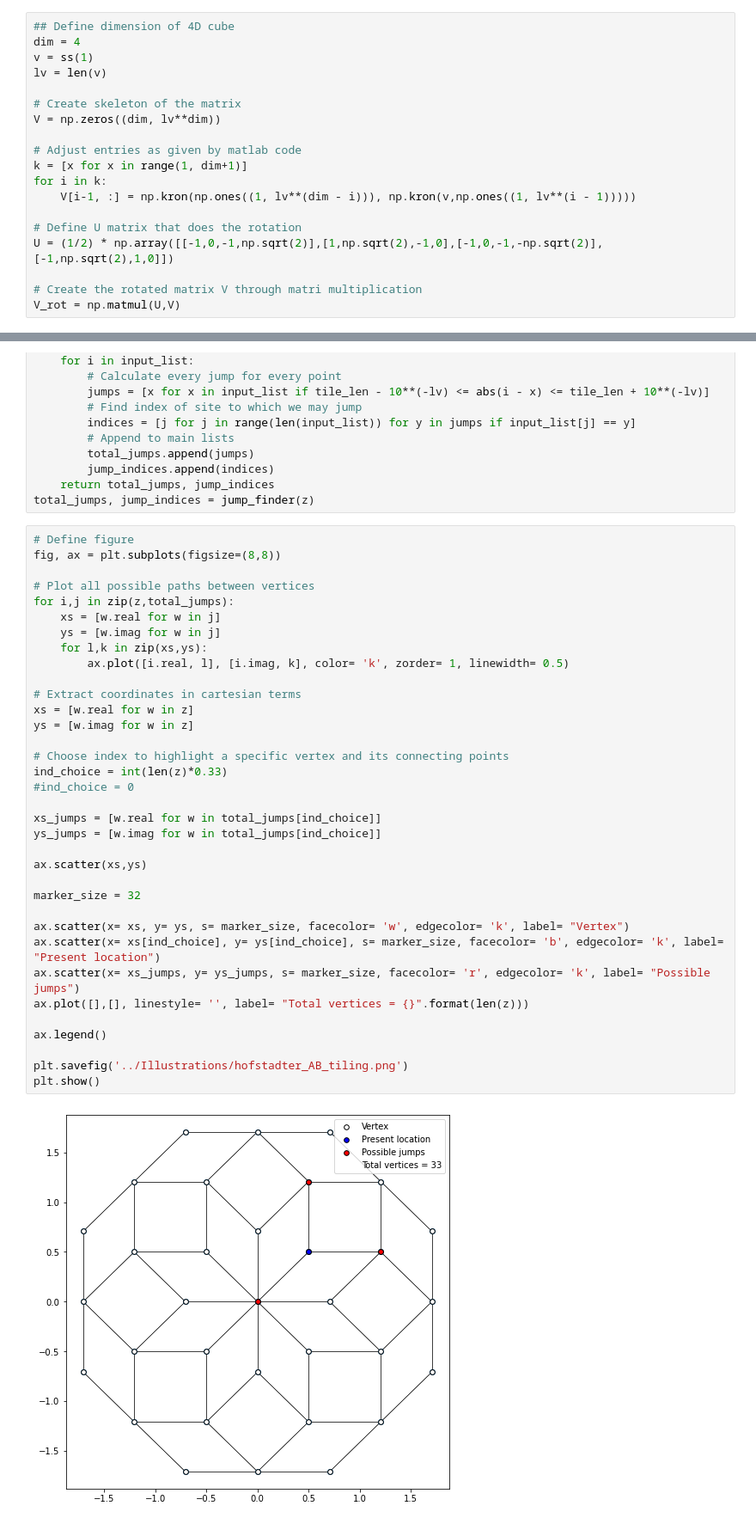
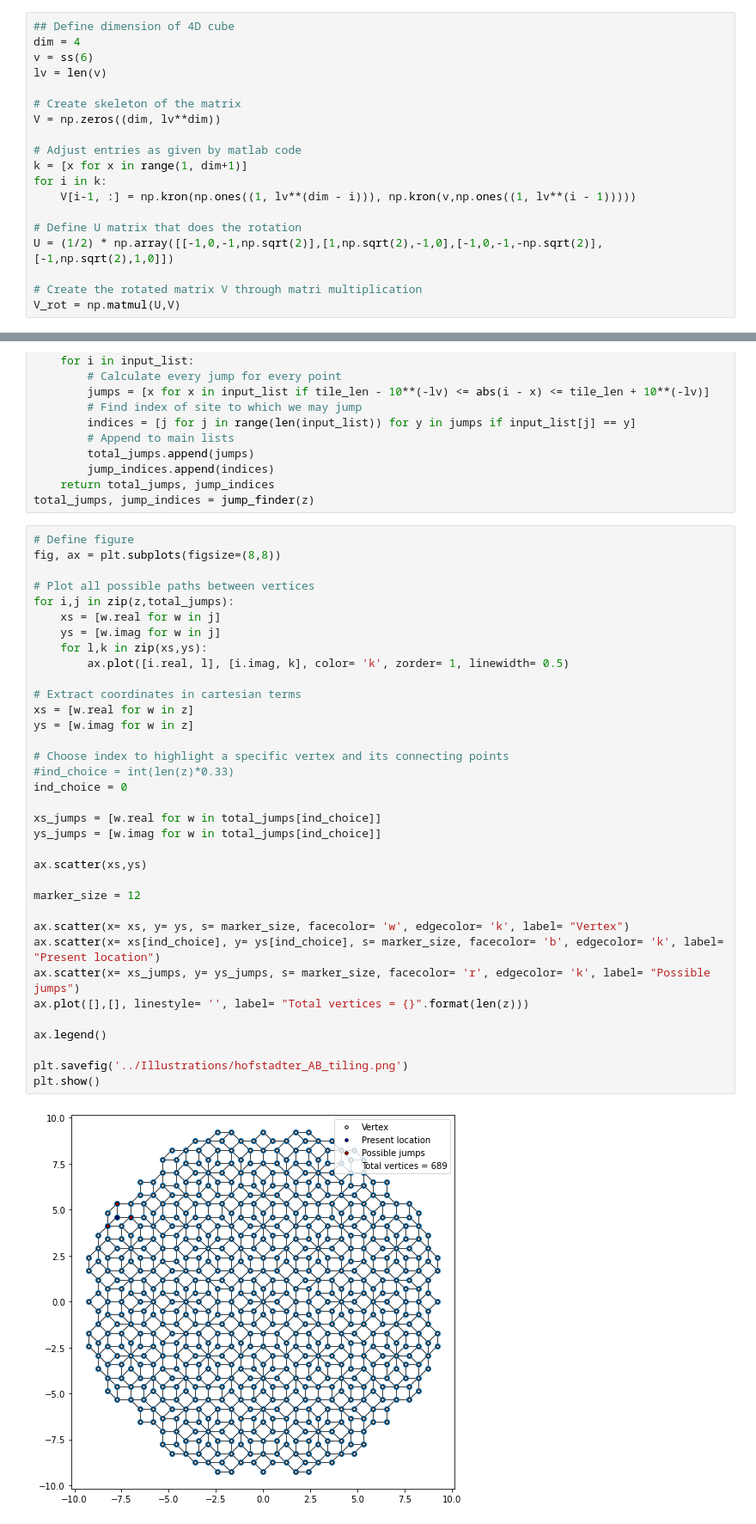
Before and after one commit to Kroghski/Bachelor, a Jupyter notebook: Bachelor_code/Ammann-Beenker_tiling.ipynb, the cells around one changed output, grey strips where cells are left out. Shown at 86% size. Drawn from its saved outputs; the diff is of its cells as text.

```diff
--- a/Bachelor_code/Ammann-Beenker_tiling.ipynb
+++ b/Bachelor_code/Ammann-Beenker_tiling.ipynb
@@ -12,7 +12,7 @@ def ss(n):
 # %%
 ## Define dimension of 4D cube
 dim = 4
-v = ss(1)
+v = ss(6)
 lv = len(v)
 
 # Create skeleton of the matrix
@@ -72,34 +72,34 @@ fig, ax = plt.subplots(figsize=(8,8))
 
 # Plot all possible paths between vertices
 for i,j in zip(z,total_jumps):
     xs = [w.real for w in j]
     ys = [w.imag for w in j]
     for l,k in zip(xs,ys):
         ax.plot([i.real, l], [i.imag, k], color= 'k', zorder= 1, linewidth= 0.5)
 
 # Extract coordinates in cartesian terms
 xs = [w.real for w in z]
 ys = [w.imag for w in z]
 
 # Choose index to highlight a specific vertex and its connecting points
-ind_choice = int(len(z)*0.33)
-#ind_choice = 0
+#ind_choice = int(len(z)*0.33)
+ind_choice = 0
 
 xs_jumps = [w.real for w in total_jumps[ind_choice]]
 ys_jumps = [w.imag for w in total_jumps[ind_choice]]
 
 ax.scatter(xs,ys)
 
-marker_size = 32
+marker_size = 12
 
 ax.scatter(x= xs, y= ys, s= marker_size, facecolor= 'w', edgecolor= 'k', label= "Vertex")
 ax.scatter(x= xs[ind_choice], y= ys[ind_choice], s= marker_size, facecolor= 'b', edgecolor= 'k', label= "Present location")
 ax.scatter(x= xs_jumps, y= ys_jumps, s= marker_size, facecolor= 'r', edgecolor= 'k', label= "Possible jumps")
 ax.plot([],[], linestyle= '', label= "Total vertices = {}".format(len(z)))
 
 ax.legend()
 
 plt.savefig('../Illustrations/hofstadter_AB_tiling.png')
 plt.show()
 # %% [output]
-[figure, old version]
+[figure, new version]
```
Also changed, not shown: parts of 3 cells of this notebook, 5 other files.
